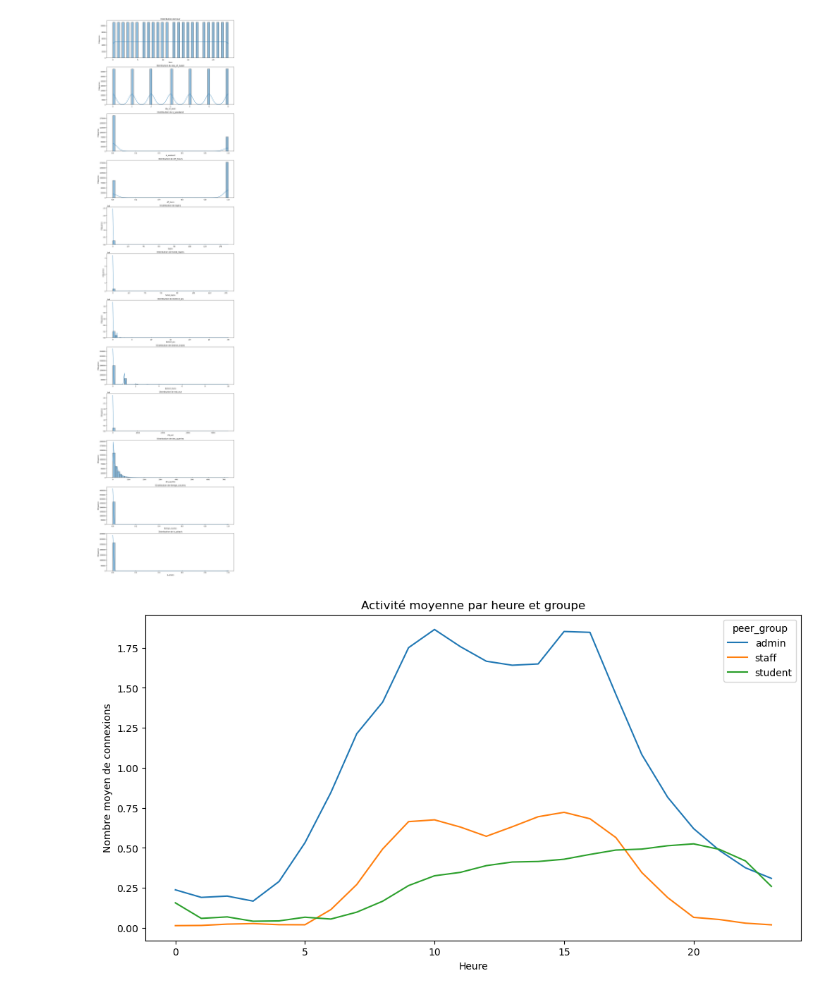
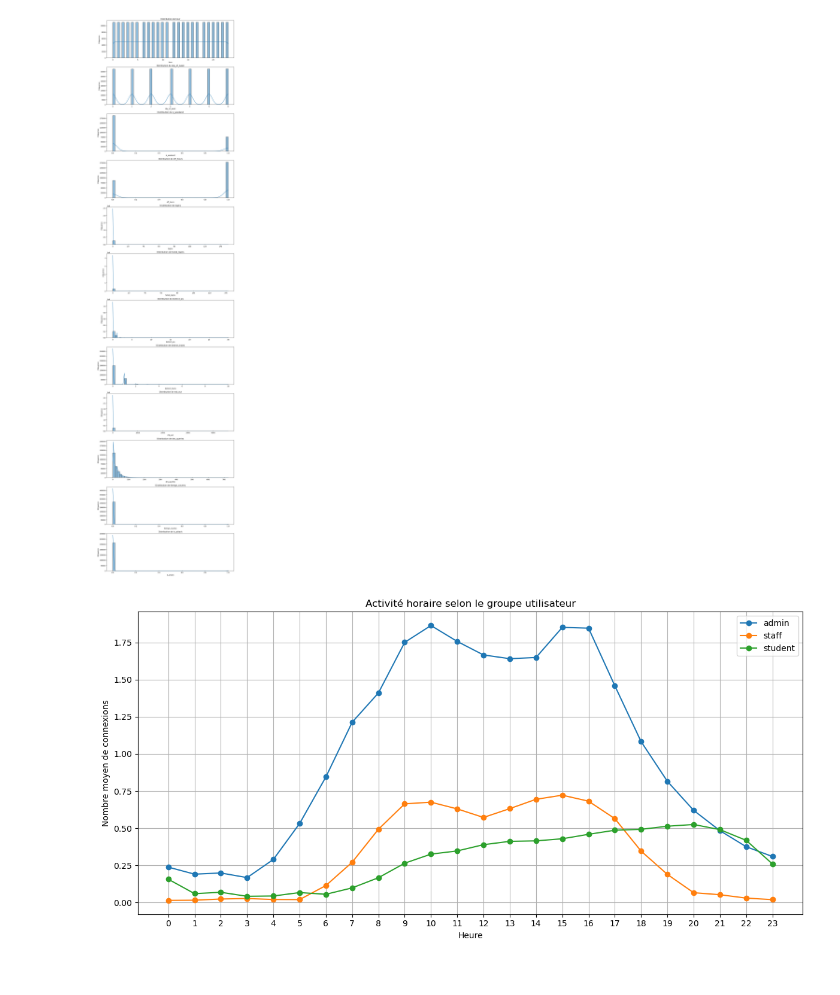
Before and after one commit to kenzioussama/SENTINEL-U, a Jupyter notebook: notebooks/01_data_audit.ipynb, the cells around one changed output. Cells and saved outputs as stored; diff of their text form; code cells hidden in the pictures.

```diff
--- a/notebooks/01_data_audit.ipynb
+++ b/notebooks/01_data_audit.ipynb
@@ -256,20 +256,43 @@ activity = (
       .mean()
       .reset_index()
 )
-# %%
-plt.figure(figsize=(12, 6))
-
-sns.lineplot(
-    data=activity,
-    x="hour",
-    y="logins",
-    hue="peer_group"
-)
-
-plt.title("Activité moyenne par heure et groupe")
-plt.xlabel("Heure")
-plt.ylabel("Nombre moyen de connexions")
-
-plt.show()
-# %% [output]
-[figure, removed]
+# %%
+import matplotlib.pyplot as plt
+
+hourly_activity = (
+    df.groupby(["peer_group", "hour"])["logins"]
+    .mean()
+    .reset_index()
+)
+
+plt.figure(figsize=(12, 6))
+
+for group in hourly_activity["peer_group"].unique():
+
+    subset = hourly_activity[
+        hourly_activity["peer_group"] == group
+    ]
+
+    plt.plot(
+        subset["hour"],
+        subset["logins"],
+        marker="o",
+        label=group
+    )
+
+plt.xlabel("Heure")
+plt.ylabel("Nombre moyen de connexions")
+plt.title("Activité horaire selon le groupe utilisateur")
+
+plt.xticks(range(24))
+plt.legend()
+plt.grid()
+
+plt.tight_layout()
+plt.savefig(
+    ROOT / "src/outputs/figures/hourly_activity.png"
+)
+
+plt.show()
+# %% [output]
+[figure, added]
```
Also changed, not shown: 6 other files.
